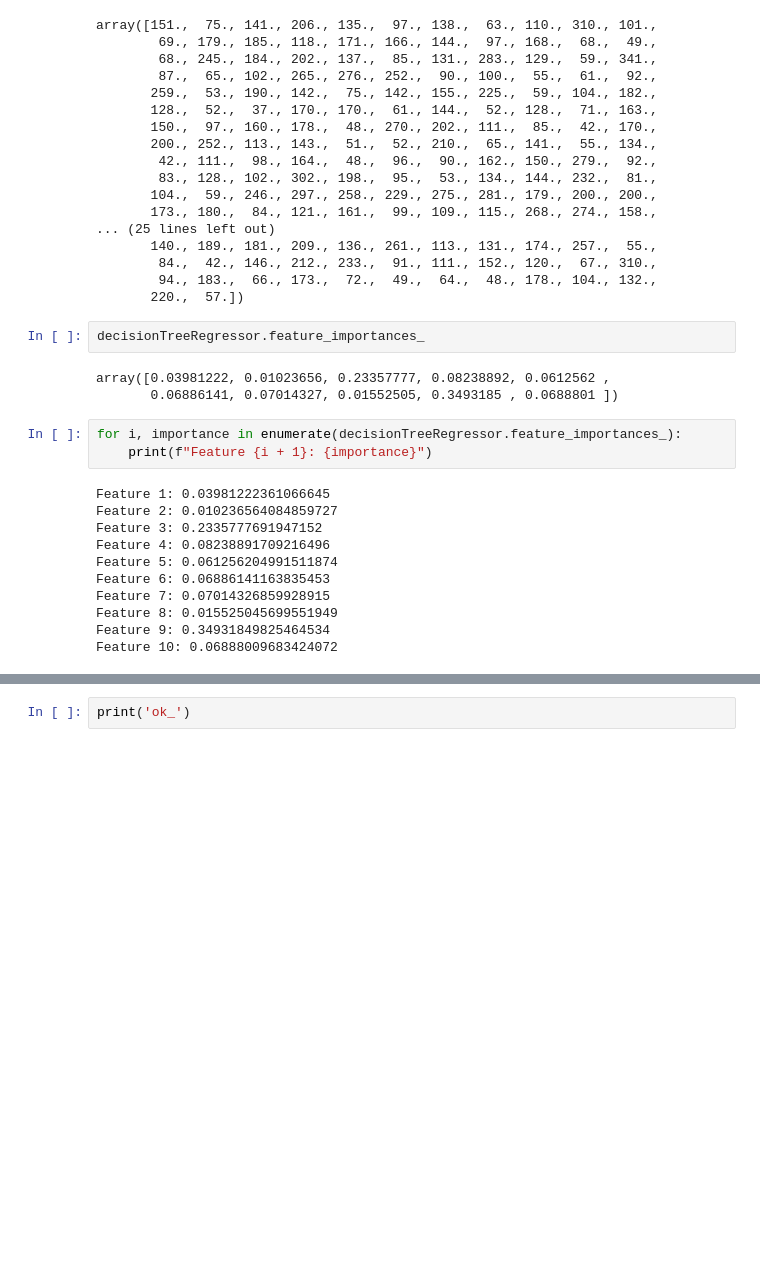
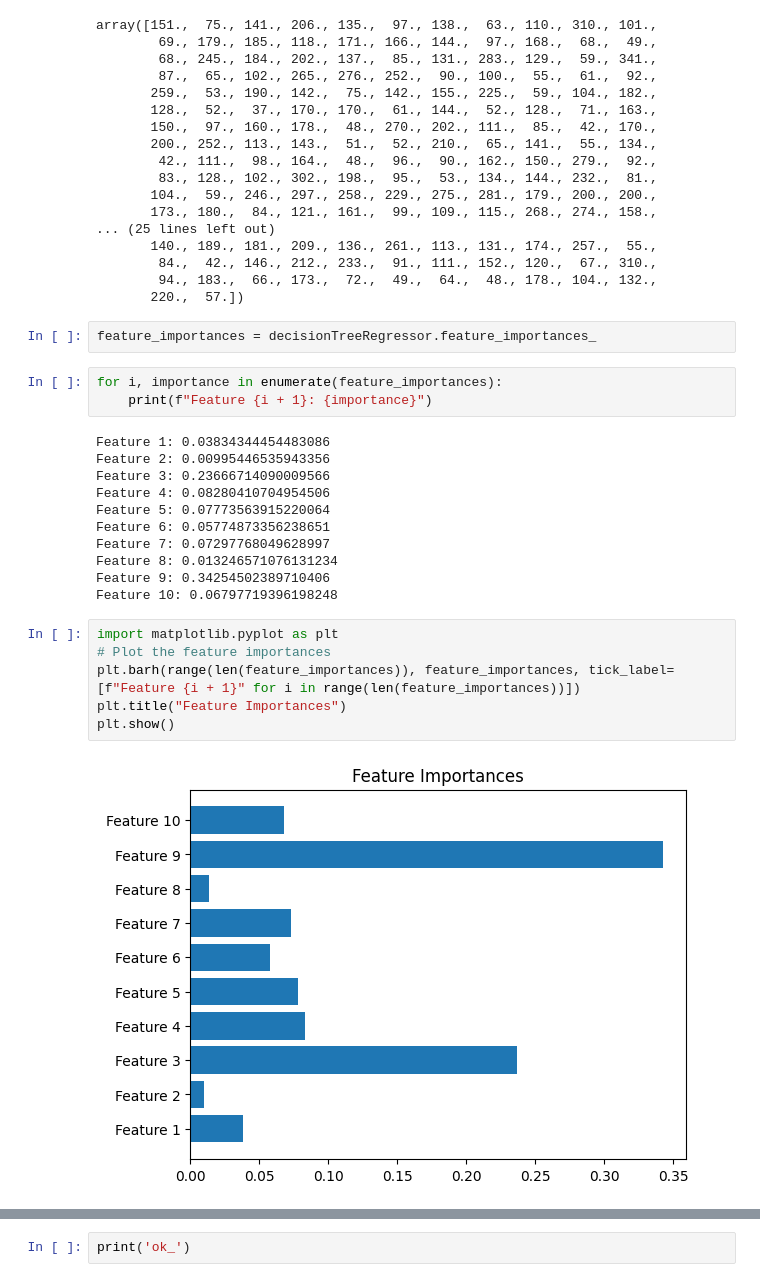
Before and after one commit to oecorrechag/Analitica-predictiva-course, a Jupyter notebook: notebooks/07_seccion/7.2 Arboles de decision/7.2.6 Arbol de decision para regresion.ipynb, the cells around one changed output, grey strips where cells are left out. Drawn from its saved outputs; the diff is of its cells as text; blank space fills up the shorter version.

```diff
--- a/notebooks/07_seccion/7.2 Arboles de decision/7.2.6 Arbol de decision para regresion.ipynb
+++ b/notebooks/07_seccion/7.2 Arboles de decision/7.2.6 Arbol de decision para regresion.ipynb
@@ -134,22 +137,27 @@ array([151.,  75., 141., 206., 135.,  97., 138.,  63., 110., 310., 101.,
         84.,  42., 146., 212., 233.,  91., 111., 152., 120.,  67., 310.,
         94., 183.,  66., 173.,  72.,  49.,  64.,  48., 178., 104., 132.,
        220.,  57.])
-# %%
-decisionTreeRegressor.feature_importances_
-# %% [output]
-array([0.03981222, 0.01023656, 0.23357777, 0.08238892, 0.0612562 ,
-       0.06886141, 0.07014327, 0.01552505, 0.3493185 , 0.0688801 ])
+# %%
+feature_importances = decisionTreeRegressor.feature_importances_
 # %%
-for i, importance in enumerate(decisionTreeRegressor.feature_importances_):
+for i, importance in enumerate(feature_importances):
     print(f"Feature {i + 1}: {importance}")
 # %% [output]
-Feature 1: 0.03981222361066645
-Feature 2: 0.010236564084859727
-Feature 3: 0.2335777691947152
-Feature 4: 0.08238891709216496
-Feature 5: 0.061256204991511874
-Feature 6: 0.06886141163835453
-Feature 7: 0.07014326859928915
-Feature 8: 0.015525045699551949
-Feature 9: 0.34931849825464534
-Feature 10: 0.06888009683424072
+Feature 1: 0.03834344454483086
+Feature 2: 0.00995446535943356
+Feature 3: 0.23666714090009566
+Feature 4: 0.08280410704954506
+Feature 5: 0.07773563915220064
+Feature 6: 0.05774873356238651
+Feature 7: 0.07297768049628997
+Feature 8: 0.013246571076131234
+Feature 9: 0.34254502389710406
+Feature 10: 0.06797719396198248
+# %%
+import matplotlib.pyplot as plt
+# Plot the feature importances
+plt.barh(range(len(feature_importances)), feature_importances, tick_label=[f"Feature {i + 1}" for i in range(len(feature_importances))])
+plt.title("Feature Importances")
+plt.show()
+# %% [output]
+[figure, added]
```
Also changed, not shown: parts of 2 cells of this notebook.
